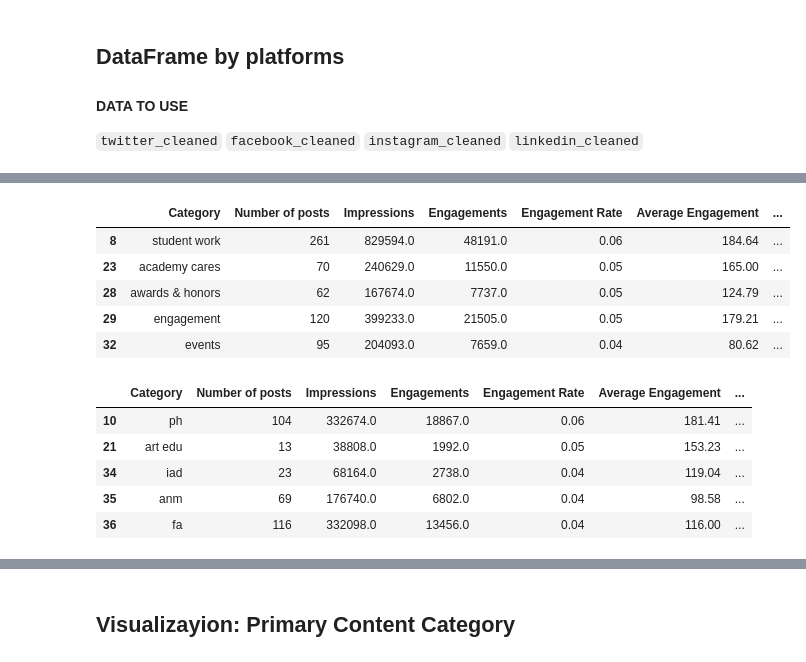
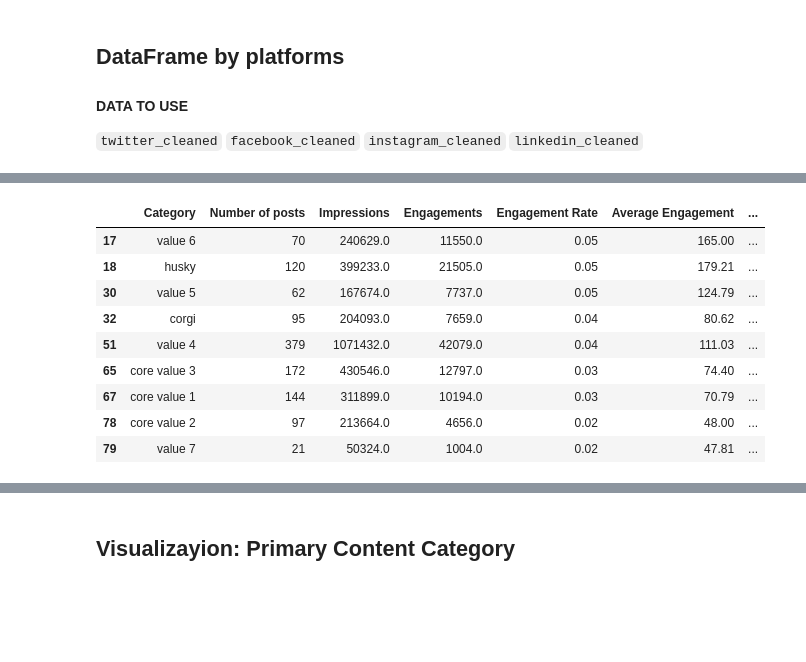
Before and after one commit to wakana-p-m/portfolio, a Jupyter notebook: social_media.ipynb, the cells around one changed output, grey strips where cells are left out. Saved outputs shown, nothing was run; the diff lists cells and outputs as text; code cells hidden in the pictures; blank space fills up the shorter version.

```diff
--- a/social_media.ipynb
+++ b/social_media.ipynb
@@ -50,12 +61,11 @@ import pandas as pd
 import numpy as np
 pd.set_option('display.max_columns', 999) #This option force Jupyternotebook to show all columns.
 # %%
-cols_to_use =['Date', 'Post ID', 'Network','Post Type','Link', 'Impressions',
+cols_to_use =['Date', 'Post ID', 'Network','Post Type','Impressions',
        'Organic Impressions', 'Engagement Rate (per Impression)',
        'Engagements', 'Reactions', 'Comments',
        'Shares','Tags']
+post_raw = pd.read_csv('Projects/Social Media Content Analysis/modifiled_post_performance_data.csv', parse_dates=['Date'], usecols=cols_to_use)
-# %%
-post_raw = pd.read_csv('Post Performance (Academy of Art University) January 1, 2020 - December 31, 2020.csv', parse_dates=['Date'], usecols=cols_to_use)
 # %%
 #Pull only "Post" type data
 post_type_to_keep = (post_raw['Post Type'] == 'Post')| (post_raw['Post Type'] == 'Tweet')
@@ -206,7 +207,2 @@ memory usage: 122.6+ KB
 # %% [markdown]
 ## Processing Tags
-# %%
-#Replace "student artwork" with "student work" because in the mid of 2020, we changed the SproutSocial tagging rules
-
-all_data['Tags'] = all_data['Tags'].replace({'Student Artwork':'Student Work','alumni success':'success','Student success':'success','faculty success':'faculty'}, regex=True)
-all_data.head()
@@ -371,0 +350,3 @@ schools = ['act','adv','anm','arch','art edu','art history', 'athletics', 'com',
+# %%
+#Creating a list of primary content (Value propositions + social media origianl categorids)
+primary_content= ['core value 1', 'value 4','value 5', 'core value 2','value 6','core value 3','corgi','husky','value 7', 'german shepherd']
@@ -372,24 +373,21 @@ schools = ['act','adv','anm','arch','art edu','art history', 'athletics', 'com',
 # %%
 #subsetting primary content category only
 performance_by_primary = content_category_df[content_category_df['Category'].isin(primary_content)]
-performance_by_primary.head()
+performance_by_primary
 # %% [output]
 |  | Category | Number of posts | Impressions | Engagements | Engagement Rate | Average Engagement | ... |
-| 8 | student work | 261 | 829594.0 | 48191.0 | 0.06 | 184.64 | ... |
-| 23 | academy cares | 70 | 240629.0 | 11550.0 | 0.05 | 165.00 | ... |
-| 28 | awards & honors | 62 | 167674.0 | 7737.0 | 0.05 | 124.79 | ... |
-| 29 | engagement | 120 | 399233.0 | 21505.0 | 0.05 | 179.21 | ... |
-| 32 | events | 95 | 204093.0 | 7659.0 | 0.04 | 80.62 | ... |
+| 17 | value 6 | 70 | 240629.0 | 11550.0 | 0.05 | 165.00 | ... |
+| 18 | husky | 120 | 399233.0 | 21505.0 | 0.05 | 179.21 | ... |
+| 30 | value 5 | 62 | 167674.0 | 7737.0 | 0.05 | 124.79 | ... |
+| 32 | corgi | 95 | 204093.0 | 7659.0 | 0.04 | 80.62 | ... |
+| 51 | value 4 | 379 | 1071432.0 | 42079.0 | 0.04 | 111.03 | ... |
+| 65 | core value 3 | 172 | 430546.0 | 12797.0 | 0.03 | 74.40 | ... |
+| 67 | core value 1 | 144 | 311899.0 | 10194.0 | 0.03 | 70.79 | ... |
+| 78 | core value 2 | 97 | 213664.0 | 4656.0 | 0.02 | 48.00 | ... |
+| 79 | value 7 | 21 | 50324.0 | 1004.0 | 0.02 | 47.81 | ... |
 # %%
 #subsetting school only
-performance_by_school = content_category_df[content_category_df['Category'].isin(schools)]
-performance_by_school.head()
+#performance_by_school = content_category_df[content_category_df['Category'].isin(schools)]
+#performance_by_school.head()
-# %% [output]
-|  | Category | Number of posts | Impressions | Engagements | Engagement Rate | Average Engagement | ... |
-| 10 | ph | 104 | 332674.0 | 18867.0 | 0.06 | 181.41 | ... |
-| 21 | art edu | 13 | 38808.0 | 1992.0 | 0.05 | 153.23 | ... |
-| 34 | iad | 23 | 68164.0 | 2738.0 | 0.04 | 119.04 | ... |
-| 35 | anm | 69 | 176740.0 | 6802.0 | 0.04 | 98.58 | ... |
-| 36 | fa | 116 | 332098.0 | 13456.0 | 0.04 | 116.00 | ... |
 # %%
 #subsetting other content type only
```
Also changed, not shown: parts of 33 cells of this notebook, 48 other files.
